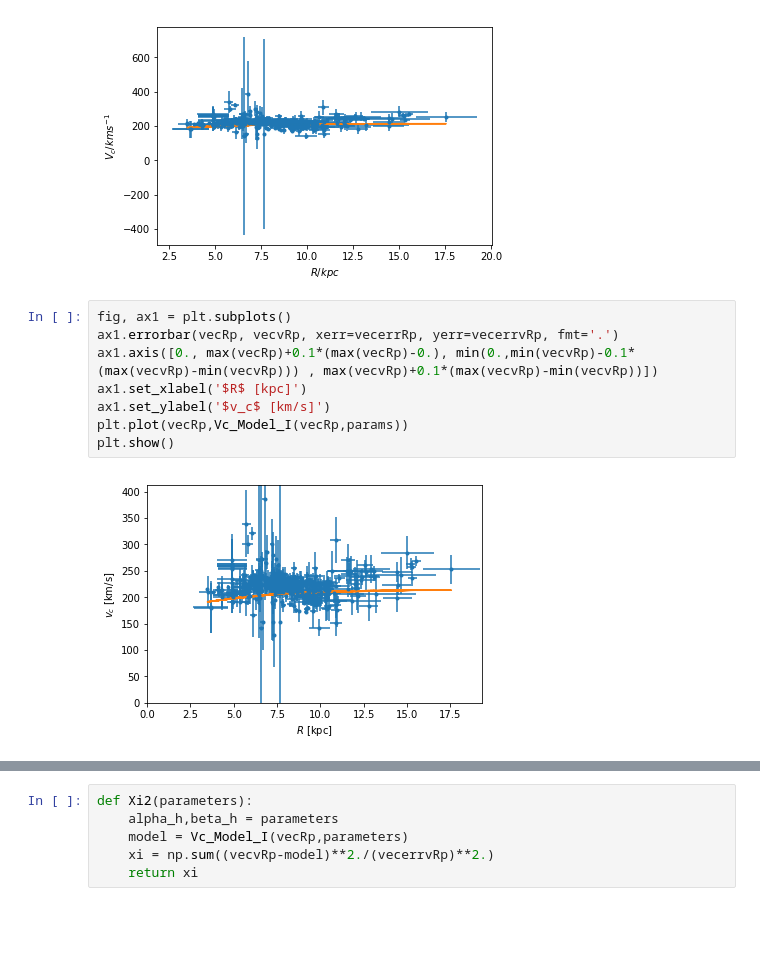
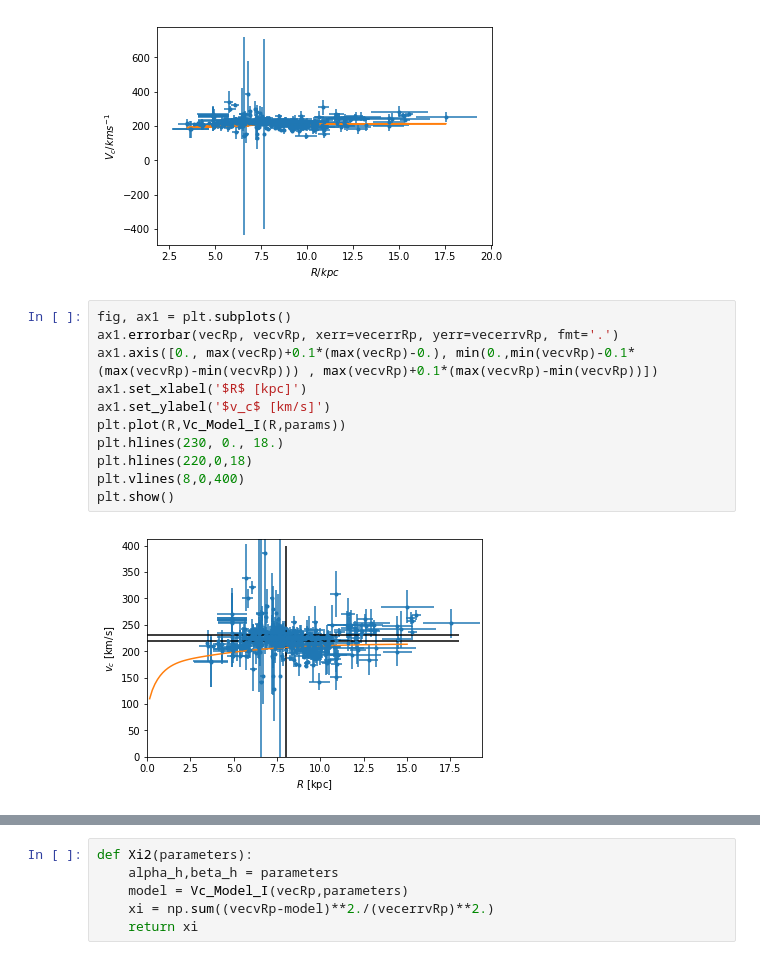
Before and after one commit to atalianb/ParaTesis, a Jupyter notebook: ChiSquare_Model_I_v3_2p.ipynb, the cells around one changed output, grey strips where cells are left out. Cells and saved outputs as stored; diff of their text form; blank space fills up the shorter version.

Commit message:
Ajuste de dos parametros para el modelo I v3

```diff
--- a/ChiSquare_Model_I_v3_2p.ipynb
+++ b/ChiSquare_Model_I_v3_2p.ipynb
@@ -182,10 +182,13 @@ plt.show()
 # %%
 fig, ax1 = plt.subplots()
 ax1.errorbar(vecRp, vecvRp, xerr=vecerrRp, yerr=vecerrvRp, fmt='.')
 ax1.axis([0., max(vecRp)+0.1*(max(vecRp)-0.), min(0.,min(vecvRp)-0.1*(max(vecvRp)-min(vecvRp))) , max(vecvRp)+0.1*(max(vecvRp)-min(vecvRp))])
 ax1.set_xlabel('$R$ [kpc]')
 ax1.set_ylabel('$v_c$ [km/s]')
-plt.plot(vecRp,Vc_Model_I(vecRp,params))
+plt.plot(R,Vc_Model_I(R,params))
+plt.hlines(230, 0., 18.)
+plt.hlines(220,0,18)
+plt.vlines(8,0,400)
 plt.show()
 # %% [output]
-[figure, old version]
+[figure, new version]
```
Also changed, not shown: parts of 1 cell of this notebook.
